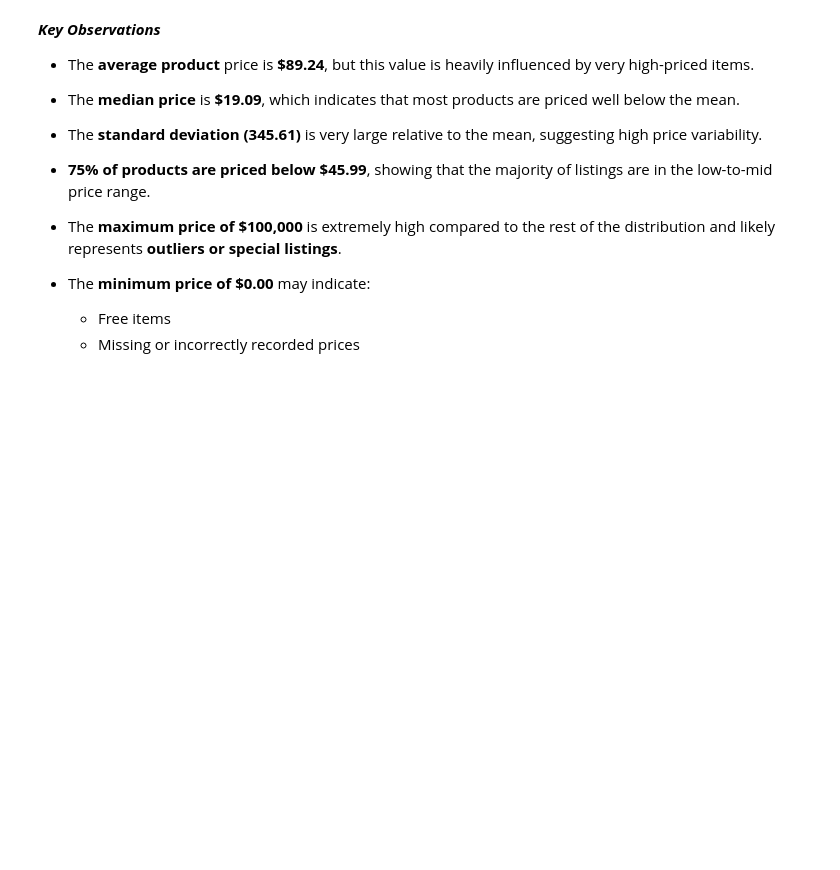
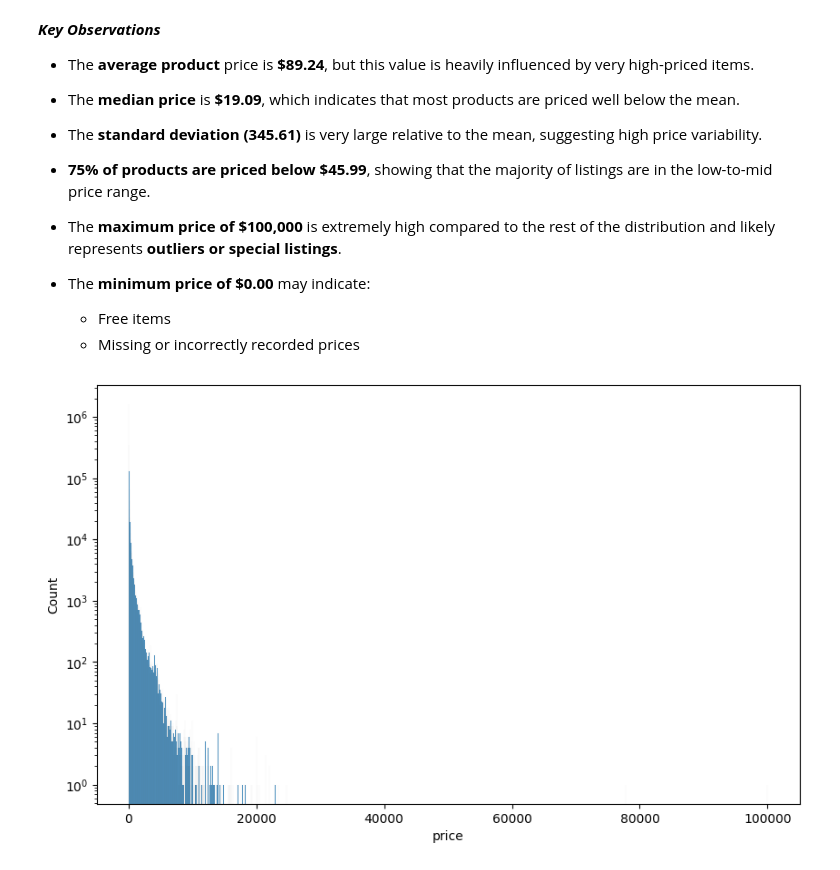
Before and after one commit to data-bootcamp-v4/lab-eda-univariate, a Jupyter notebook: lab-univariate-eda.ipynb, the cells around one changed output. Saved outputs shown, nothing was run; the diff lists cells and outputs as text; code cells hidden in the pictures; blank space fills up the shorter version.

```diff
--- a/lab-univariate-eda.ipynb
+++ b/lab-univariate-eda.ipynb
@@ -412,3 +477,10 @@ NameError: name 'num_cols' is not defined
 - The **minimum price of $0.00** may indicate:
     - Free items
     - Missing or incorrectly recorded prices
+# %%
+plt.figure(figsize=(10, 6))
+sns.histplot(df.price, bins='auto')
+plt.yscale("log")
+plt.show()
+# %% [output]
+[figure, added]
```
Also changed, not shown: parts of 40 cells of this notebook.
